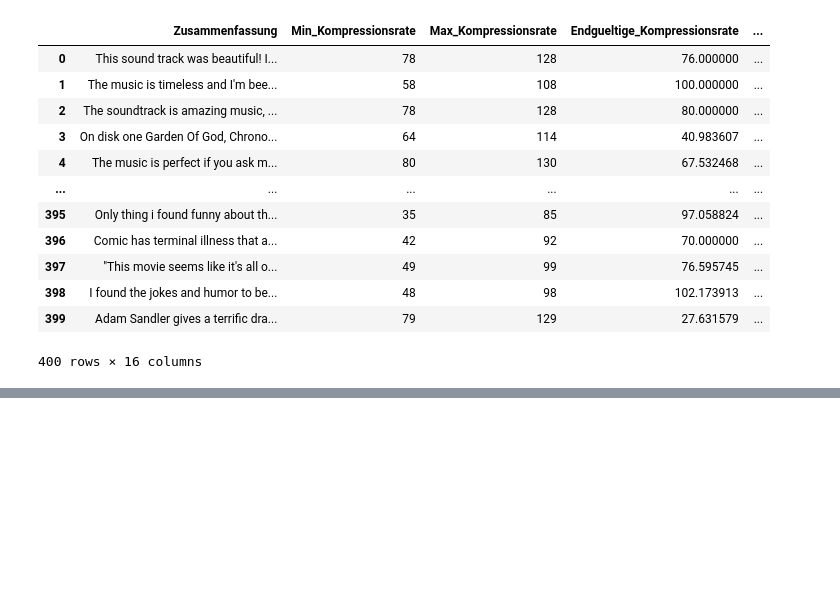
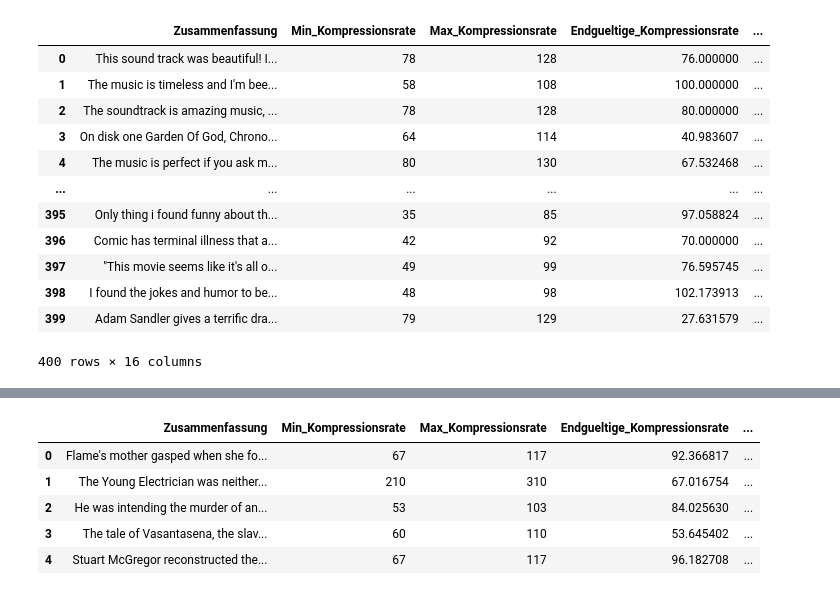
Before and after one commit to NICFRU/Projektrealisierung, a Jupyter notebook: colab.ipynb, the cells around one changed output, grey strips where cells are left out. Cells and saved outputs as stored; diff of their text form; code cells hidden in the pictures; blank space fills up the shorter version.

```diff
--- a/colab.ipynb
+++ b/colab.ipynb
@@ -556,0 +523,9 @@ df_review
+# %%
+merged_df
+# %% [output]
+|  | Zusammenfassung | Min_Kompressionsrate | Max_Kompressionsrate | Endgueltige_Kompressionsrate | ... |
+| 0 | Flame's mother gasped when she fo... | 67 | 117 | 92.366817 | ... |
+| 1 | The Young Electrician was neither... | 210 | 310 | 67.016754 | ... |
+| 2 | He was intending the murder of an... | 53 | 103 | 84.025630 | ... |
+| 3 | The tale of Vasantasena, the slav... | 60 | 110 | 53.645402 | ... |
+| 4 | Stuart McGregor reconstructed the... | 67 | 117 | 96.182708 | ... |
```
Also changed, not shown: parts of 19 cells of this notebook.
